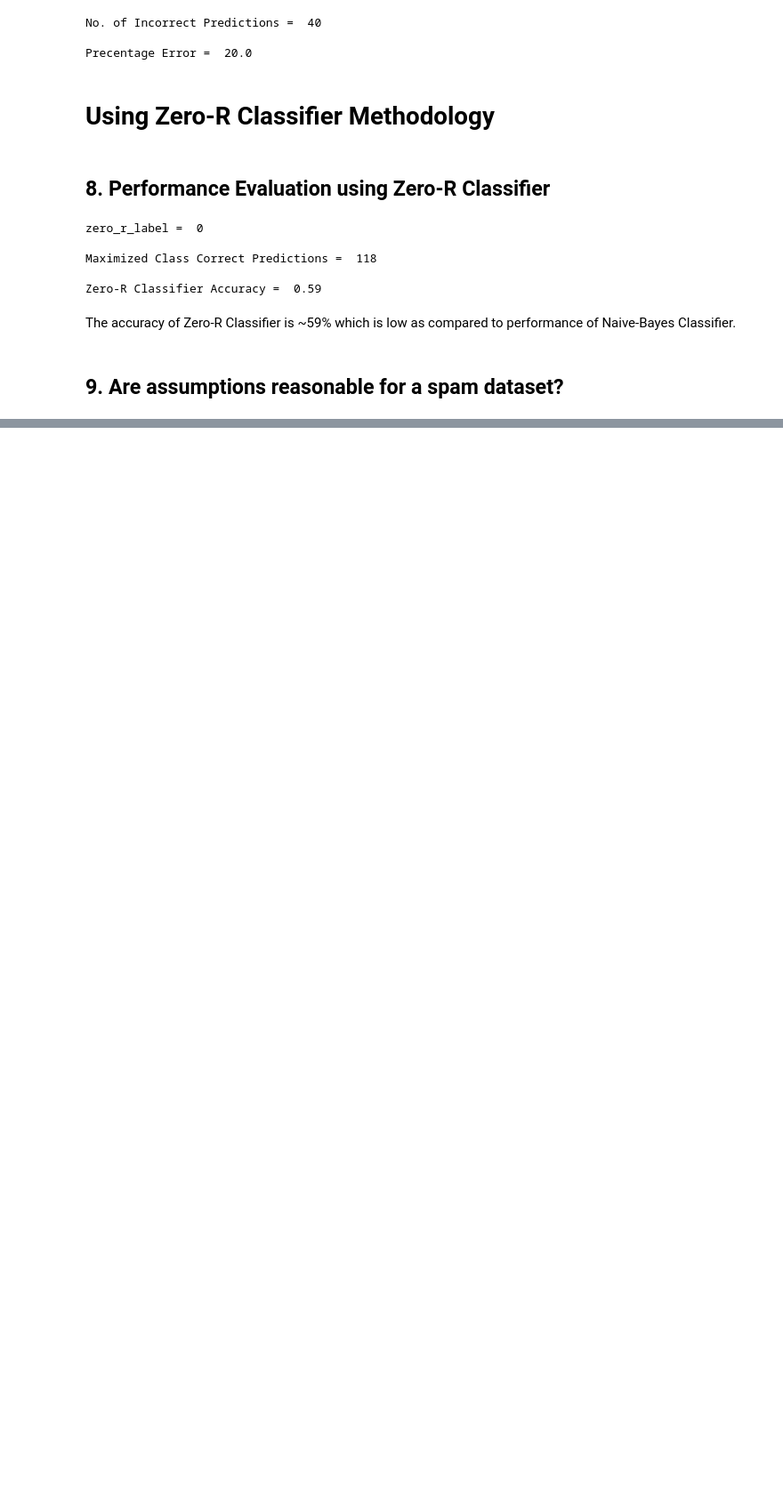
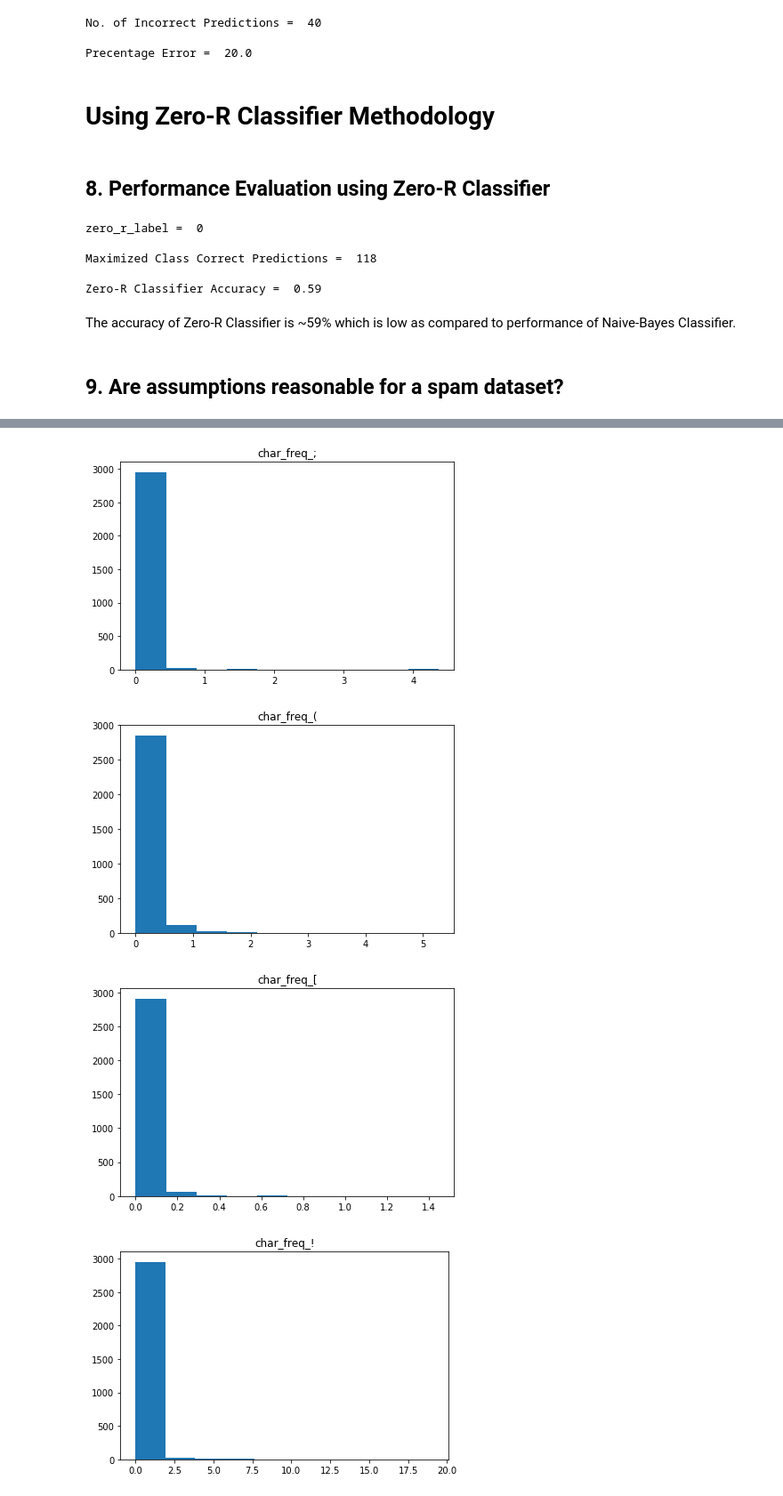
Before and after one commit to akshaytambe/Machine-Learning, a Jupyter notebook: Naive Bayes Classifier/Submission/apt321_ss11381_ML_Homework_1.ipynb, the cells around one changed output, grey strips where cells are left out. Shown: that part at 89% size. Drawn from its saved outputs; the diff is of its cells as text; code cells hidden in the pictures; blank space fills up the shorter version.

```diff
--- a/Naive Bayes Classifier/Submission/apt321_ss11381_ML_Homework_1.ipynb
+++ b/Naive Bayes Classifier/Submission/apt321_ss11381_ML_Homework_1.ipynb
@@ -357,0 +391,20 @@ Therefore, we can say that the existence of other features are not dependent on
+# %%
+# D'Agostino and Pearson's Test
+from numpy.random import seed
+from numpy.random import randn
+from scipy.stats import normaltest
+
+# generate univariate observations
+def pearson_normal_test(x):
+    # normality test
+    stat, p = normaltest(x)
+    print('Statistics=%.3f, p=%.3f' % (stat, p))
+    # interpret
+    alpha = 0.05
+    if p > alpha:
+        print('Sample looks Gaussian (fail to reject H0)')
+    else:
+        print('Sample does not look Gaussian (reject H0)')
+
+for column in spam_train:
+    pearson_normal_test(spam_train[column])
@@ -357,0 +430,19 @@ Therefore, we can say that the existence of other features are not dependent on
+# %%
+# histogram plot
+import numpy as np
+from matplotlib import pyplot
+
+def gaussian_plot(x):
+    # histogram plot
+    pyplot.title(x.name)
+    pyplot.hist(x)
+    pyplot.tight_layout()
+    pyplot.show()
+
+for column in spam_train:
+    gaussian_plot(spam_train[column])
+# %% [output]
+[figure, added]
+[figure, added]
+[figure, added]
+[figure, added]
```
Also changed, not shown: parts of 5 cells of this notebook.
